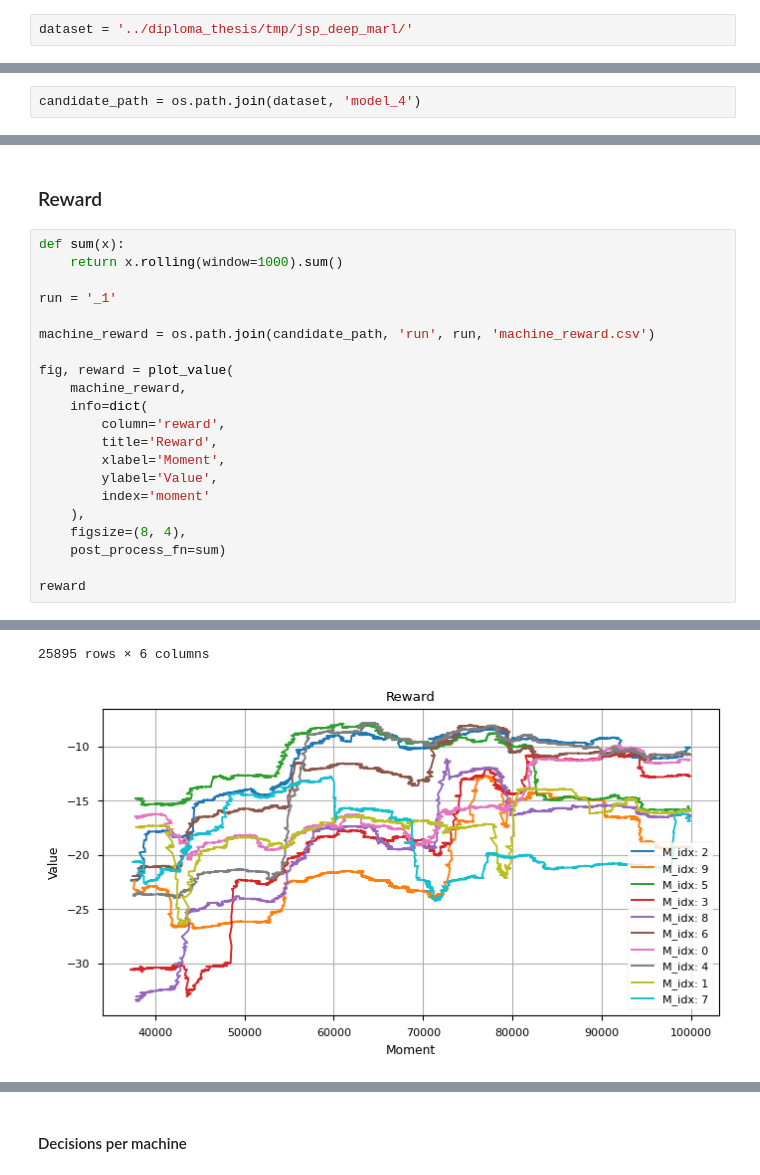
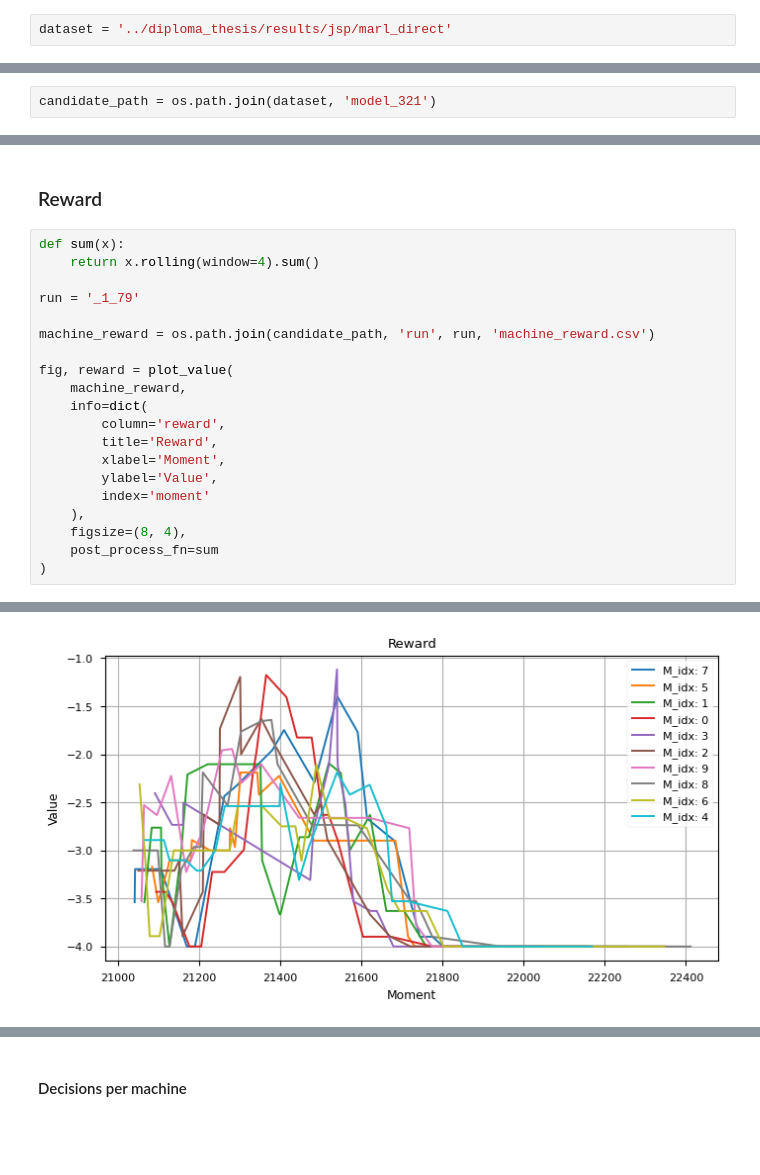
Before and after one commit to yura-hb/diploma-thesis, a Jupyter notebook: notebooks/result.ipynb, the cells around one changed output, grey strips where cells are left out. Cells and saved outputs as stored; diff of their text form; blank space fills up the shorter version.

```diff
--- a/notebooks/result.ipynb
+++ b/notebooks/result.ipynb
@@ -163,11 +55,11 @@ def filter_models(dataset, predicate):
 # %% [markdown]
 # JSP
 # %%
-dataset = '../diploma_thesis/tmp/jsp_deep_marl/'
+dataset = '../diploma_thesis/results/jsp/marl_direct'
 # %% [markdown]
 ## Training
 # %%
-candidate_path = os.path.join(dataset, 'model_4')
+candidate_path = os.path.join(dataset, 'model_321')
 # %%
 agent_path = os.path.join(candidate_path, 'agent')
 # %% [markdown]
@@ -234,9 +128,9 @@ loss
 ### Reward
 # %%
 def sum(x):
-    return x.rolling(window=1000).sum()
+    return x.rolling(window=4).sum()
 
-run = '_1'
+run = '_1_79'
 
 machine_reward = os.path.join(candidate_path, 'run', run, 'machine_reward.csv')
 
@@ -250,7 +144,6 @@ fig, reward = plot_value(
         index='moment'
     ),
     figsize=(8, 4),
-    post_process_fn=sum)
-
-reward
+    post_process_fn=sum
+)
 # %% [output]
@@ -269,5 +150,4 @@ reward
-25895 rows × 6 columns
-[figure, old version]
+[figure, new version]
 # %%
 plot_reward_distribution_per_action(reward, figsize=(8,4));
 # %% [output]
```
Also changed, not shown: parts of 30 cells of this notebook, 6 other files.
